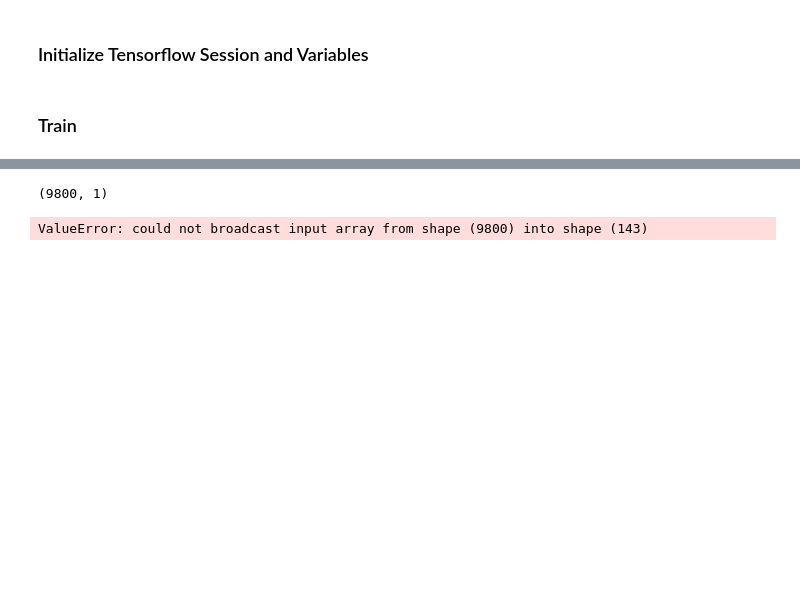
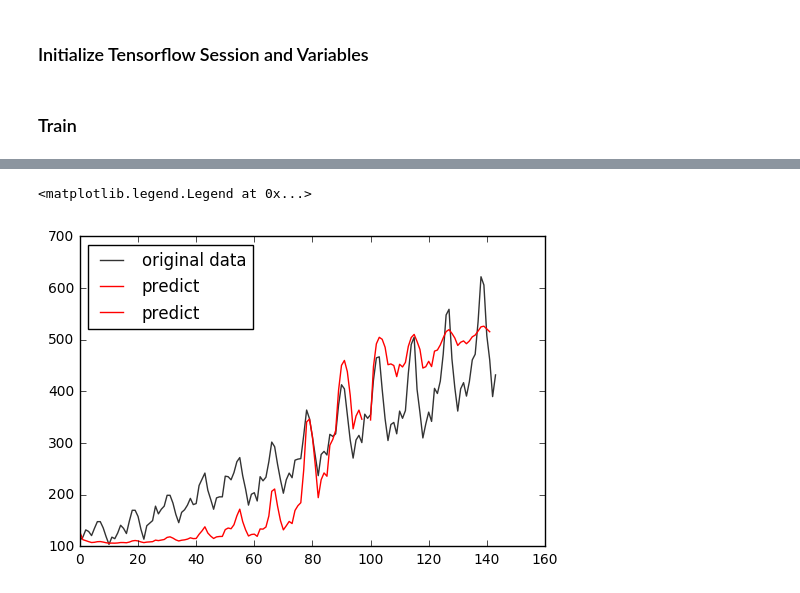
Before and after one commit to AndersonJo/machine-learning, a Jupyter notebook: TensorFlow Tutorial/401 LSTM/01 Basic LSTM with Tensorflow.ipynb, the cells around one changed output, grey strips where cells are left out. Drawn from its saved outputs; the diff is of its cells as text; code cells hidden in the pictures; blank space fills up the shorter version.

```diff
--- a/TensorFlow Tutorial/401 LSTM/01 Basic LSTM with Tensorflow.ipynb
+++ b/TensorFlow Tutorial/401 LSTM/01 Basic LSTM with Tensorflow.ipynb
@@ -150,27 +183,17 @@ biases: [[-0.09693703]]
 # %%
-train_predicted = sess.run(rnn_outputs, feed_dict={inputs: train_x})
-test_predicted = sess.run(rnn_outputs, feed_dict={inputs: test_x})
+train_predicted = sess.run(prediction, feed_dict={inputs: train_x})
+test_predicted = sess.run(prediction, feed_dict={inputs: test_x})
 
-print(train_predicted.shape)
+train_predicted = scaler.inverse_transform(train_predicted.reshape(train_predicted.shape[0]))
+test_predicted =  scaler.inverse_transform(test_predicted.reshape(test_predicted.shape[0]))
 
-train_predicted = train_predicted.reshape(train_predicted.shape[0])
-test_predicted =  test_predicted.reshape(test_predicted.shape[0])
+plot_train_x = np.arange(0, train_predicted.shape[0])
+plot_test_x = np.arange(plot_train_x.shape[0] + 2, plot_train_x.shape[0] + test_predicted.shape[0] + 2)
 
-
-
-train_size = len(train_predicted)
-test_size = len(test_predicted)
-plot_data = np.zeros_like(data)
-plot_data = plot_data.reshape(plot_data.shape[0])
-plot_data[look_back:train_size + look_back] = train_predicted
-plot_data[train_size + look_back*2 + 1: len(data)-1] = test_predicted
-
-# plot(test_predicted, color='#333333', label='original data')
-# plot(train_predicted, color='#333333', label='original data')
-plot(data, color='#333333', label='original data')
-plot(plot_data, color='red', label='predict')
+plot(scaler.inverse_transform(data), color='#333333', label='original data')
+plot(plot_train_x, train_predicted, plot_test_x, test_predicted, color='red', label='predict')
 
 legend(loc='upper left')
 # %% [output]
-(9800, 1)
+<matplotlib.legend.Legend at 0x...>
-ValueError: could not broadcast input array from shape (9800) into shape (143)
+[figure, added]
```
Also changed, not shown: parts of 7 cells of this notebook, 1 other file.
